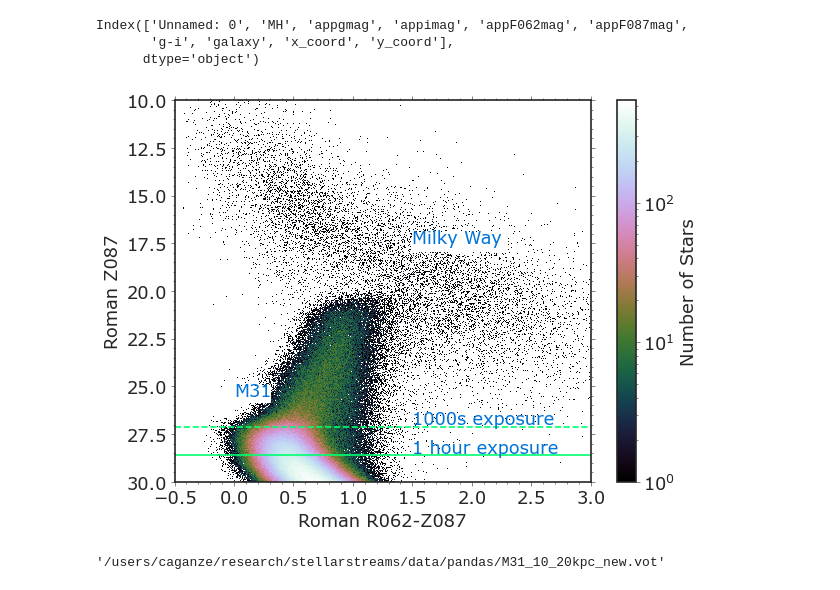
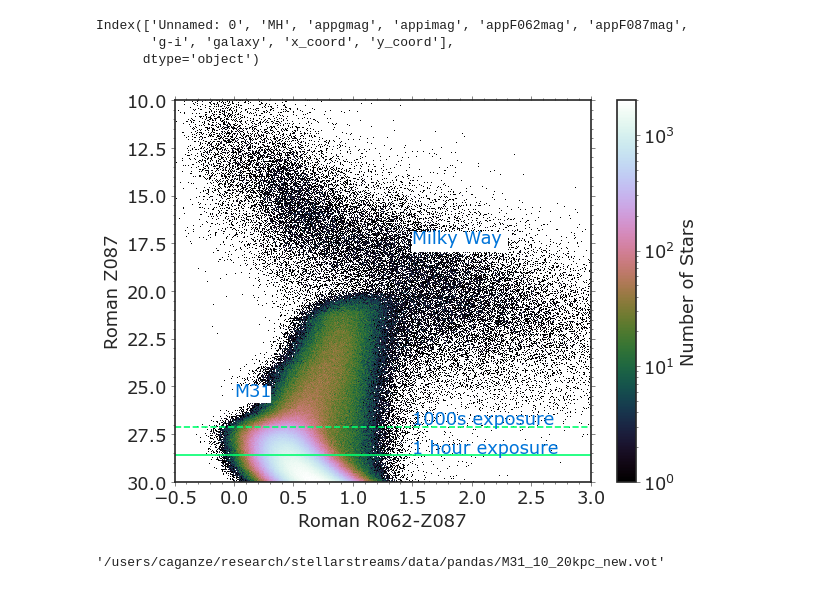
Before and after one commit to caganze/stellarstreams, a Jupyter notebook: notebooks/Visualize MW and M31 Stars.ipynb, the cells around one changed output. Saved outputs shown, nothing was run; the diff lists cells and outputs as text; code cells hidden in the pictures.

```diff
--- a/notebooks/Visualize MW and M31 Stars.ipynb
+++ b/notebooks/Visualize MW and M31 Stars.ipynb
@@ -69,33 +69,33 @@ from matplotlib import patches
 # %%
 fig, ax=plt.subplots()
 
-c= ax.hist2d(df.appF062mag-df.appF087mag, df.appF087mag, bins=1000, norm=mpl.colors.LogNorm(), \
+c= ax.hist2d(df.appF062mag-df.appF087mag, df.appF087mag, bins=500, norm=mpl.colors.LogNorm(), \
              range=[[-0.5, 3], [10, 30]], cmap='cubehelix')
 
 ax.invert_yaxis()
 cbar=plt.colorbar(c[3], label='Number of Stars')
 
 ax.axhline(28.59, linestyle='-', c='#01FF70')
 ax.axhline(27.15, linestyle='--', c='#01FF70')
 ax.set(xlabel= 'Roman R062-Z087', ylabel='Roman Z087')
 
 rect = patches.Rectangle( (0.0,25),0.3, 0.8, linewidth=1, edgecolor='#FFFFFF', facecolor='#FFFFFF')
 ax.add_patch(rect)
 rect = patches.Rectangle( (1.5,16.9),0.8, 1.0, linewidth=1, edgecolor='#FFFFFF', facecolor='#FFFFFF')
 ax.add_patch(rect)
 ax.text(0.0, 25.5, "M31",c='#0074D9', fontsize=16)
 ax.text(1.5, 17.5, "Milky Way",c='#0074D9', fontsize=16)
 
 ax.text(1.5, 27.15-0.15, "1000s exposure",c='#0074D9', fontsize=16)
 ax.text(1.5, 28.69-0.2, "1 hour exposure",c='#0074D9', fontsize=16)
 
 ax.set(ylim=[30, 10])
 ax.minorticks_on()
 plt.tight_layout()
 plt.savefig('../figures/simulated_CMD_Roman_M31.jpeg', bbox_inches='tight')
 plt.savefig('../figures/simulated_CMD_Roman_M31.pdf', bbox_inches='tight')
 # %% [output]
-[figure, old version]
+[figure, new version]
 # %%
 path_pandas= '/users/caganze/research/stellarstreams/data/pandas/'
 data=parse_single_table(path_pandas+'M31_{}kpc_new.vot'.format(rgc)).to_table().to_pandas()
```
Also changed, not shown: parts of 11 cells of this notebook, 7 other files.
